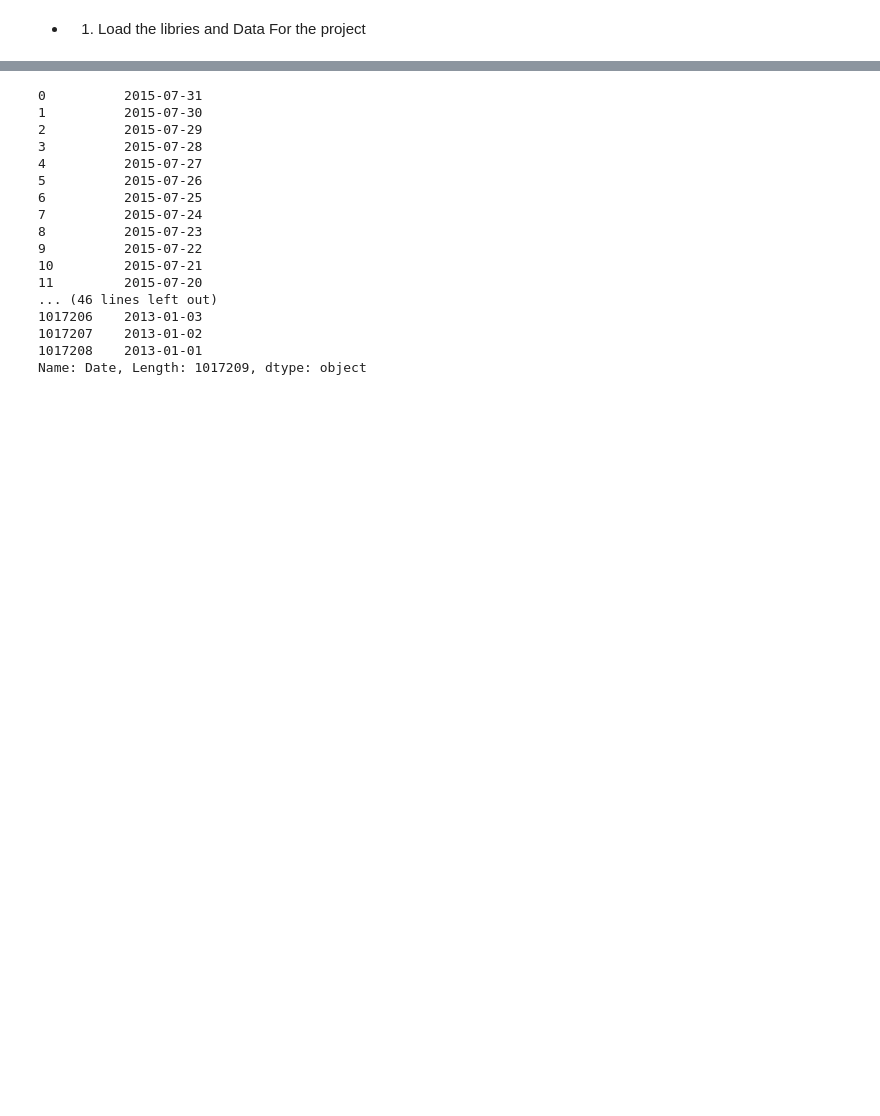
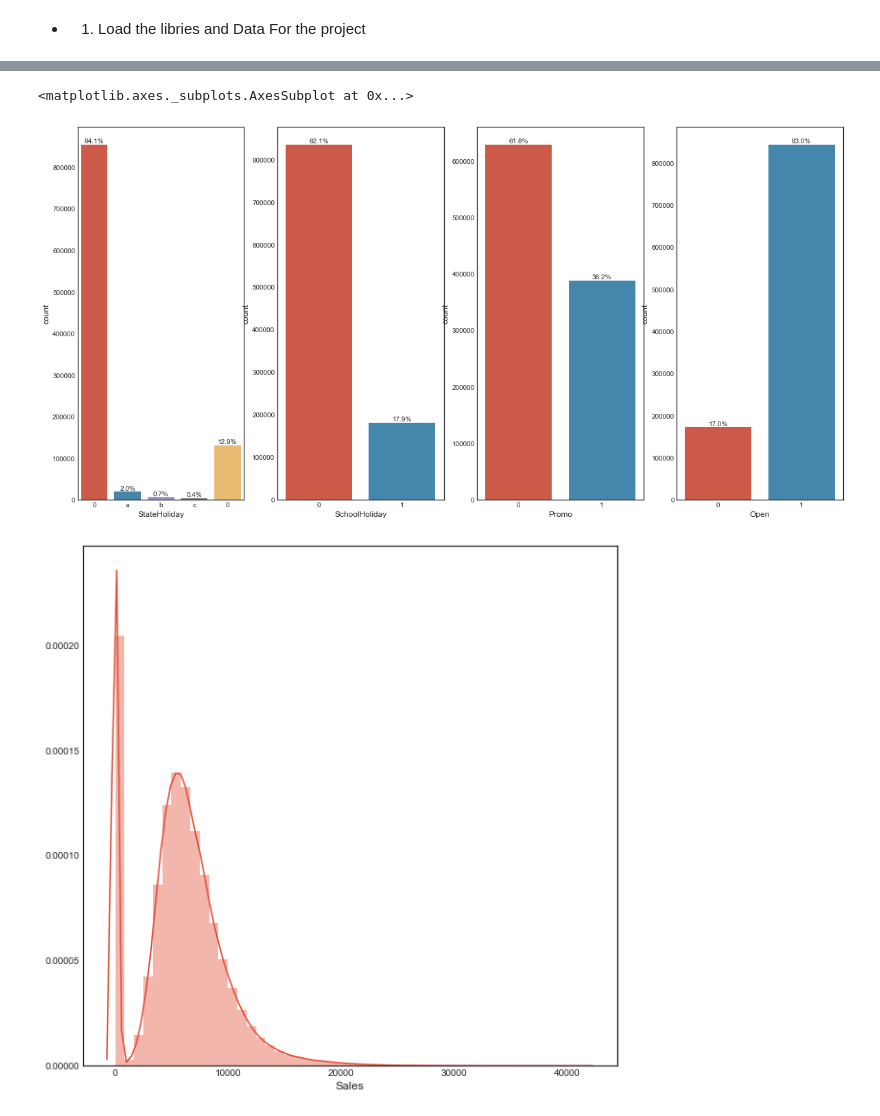
Before and after one commit to roysakura/MLND-projects, a Jupyter notebook: final_project/rossmann/Rossmann Forecast.ipynb, the cells around one changed output, grey strips where cells are left out. Saved outputs shown, nothing was run; the diff lists cells and outputs as text; code cells hidden in the pictures; blank space fills up the shorter version.

```diff
--- a/final_project/rossmann/Rossmann Forecast.ipynb
+++ b/final_project/rossmann/Rossmann Forecast.ipynb
@@ -67,4 +86,6 @@ print(store.head())
 # %%
+#Create some helpers functions
+
 def create_feature_map(features):
     outfile = open('xgb.fmap', 'w')
     for i, feat in enumerate(features):
@@ -99,3 +120,19 @@ def plot_correlation_map( df ):
         annot = True,
         annot_kws = { 'fontsize' : 12 }
     )
+
+def percentage_annotate_helper(ax,df):
+    for p in ax.patches:
+        x=p.get_bbox().get_points()[:,0]
+        y=p.get_bbox().get_points()[1,1]
+        ax.annotate('{:.1f}%'.format(100.*y/len(df)), (x.mean(), y),
+                       ha='center', va='bottom') # set the alignment of the text
+
+def outliers_detector(df,feature):
+    Q1 = np.percentile(df[feature],25)
+    Q2 = np.percentile(df[feature],50)
+    Q3 = np.percentile(df[feature],75)
+    step = 1.5 * (Q3-Q1)
+    print "Data points considered outliers for the feature '{}':".format(feature)
+    display(df[~((df[feature] >= Q1 - step) & (df[feature] <= Q3 + step))])
+    return df[~((df[feature] >= Q1 - step) & (df[feature] <= Q3 + step))].index.values
@@ -103,15 +204,33 @@ def plot_correlation_map( df ):
 #print train.isnull().sum()
 #print store.isnull().sum()
 
-print train.describe()
-print '-----------------'
-print store.describe()
+_,ax = plt.subplots(1,4,figsize=(20,10))
+
+ax = ax.ravel()
+#ax[0] = sns.barplot(x="StateHoliday", y="Values", data=train, estimator=lambda x: len(x) / len(train) * 100)
+sns.countplot(data=train,x='StateHoliday',ax=ax[0])
+percentage_annotate_helper(ax[0],train['StateHoliday'])
+sns.countplot(data=train,x='SchoolHoliday',ax=ax[1])
+percentage_annotate_helper(ax[1],train['SchoolHoliday'])
+sns.countplot(data=train,x='Promo',ax=ax[2])
+percentage_annotate_helper(ax[2],train['Promo'])
+sns.countplot(data=train,x='Open',ax=ax[3])
+percentage_annotate_helper(ax[3],train['Open'])
+
+no_sales_with_customers = train.index[(train.Sales==0) & (train.Customers>0)].tolist()
+#Drop rare cases
+train.drop(no_sales_with_customers,inplace=True)
+
+print train[(train.Sales==0) & (train.Open==1)].describe()
+
+_,ax = plt.subplots(figsize=(10,10))
+sns.distplot((train['Sales']),ax=ax)
+
 #print store.columns
 #index = store['CompetitionDistance'].index[store['CompetitionDistance'].apply(np.isnan)]
 #print store.describe()
 #store['CompetitionDistance'].fillna(0,inplace=True)
 #store['PromoInterval'].fillna('no',inplace=True)
-
 
 #print store[store['Promo2']==1].count()
 #sns.countplot(data=store,x='StoreType',ax=ax[0,0])
@@ -141,22 +262,3 @@ max                 2015.000000     1.000000        50.000000      2015.000000
+<matplotlib.axes._subplots.AxesSubplot at 0x...>
+[figure, added]
+[figure, added]
-# %%
-train_data = pd.merge(train,store,on='Store')
-
-train_data.isnull().sum()
-# %% [output]
-0          2015-07-31
-1          2015-07-30
-2          2015-07-29
-3          2015-07-28
-4          2015-07-27
-5          2015-07-26
-6          2015-07-25
-7          2015-07-24
-8          2015-07-23
-9          2015-07-22
-10         2015-07-21
-11         2015-07-20
-... (46 lines left out)
-1017206    2013-01-03
-1017207    2013-01-02
-1017208    2013-01-01
-Name: Date, Length: 1017209, dtype: object
```
Also changed, not shown: parts of 21 cells of this notebook, 2 other files.
